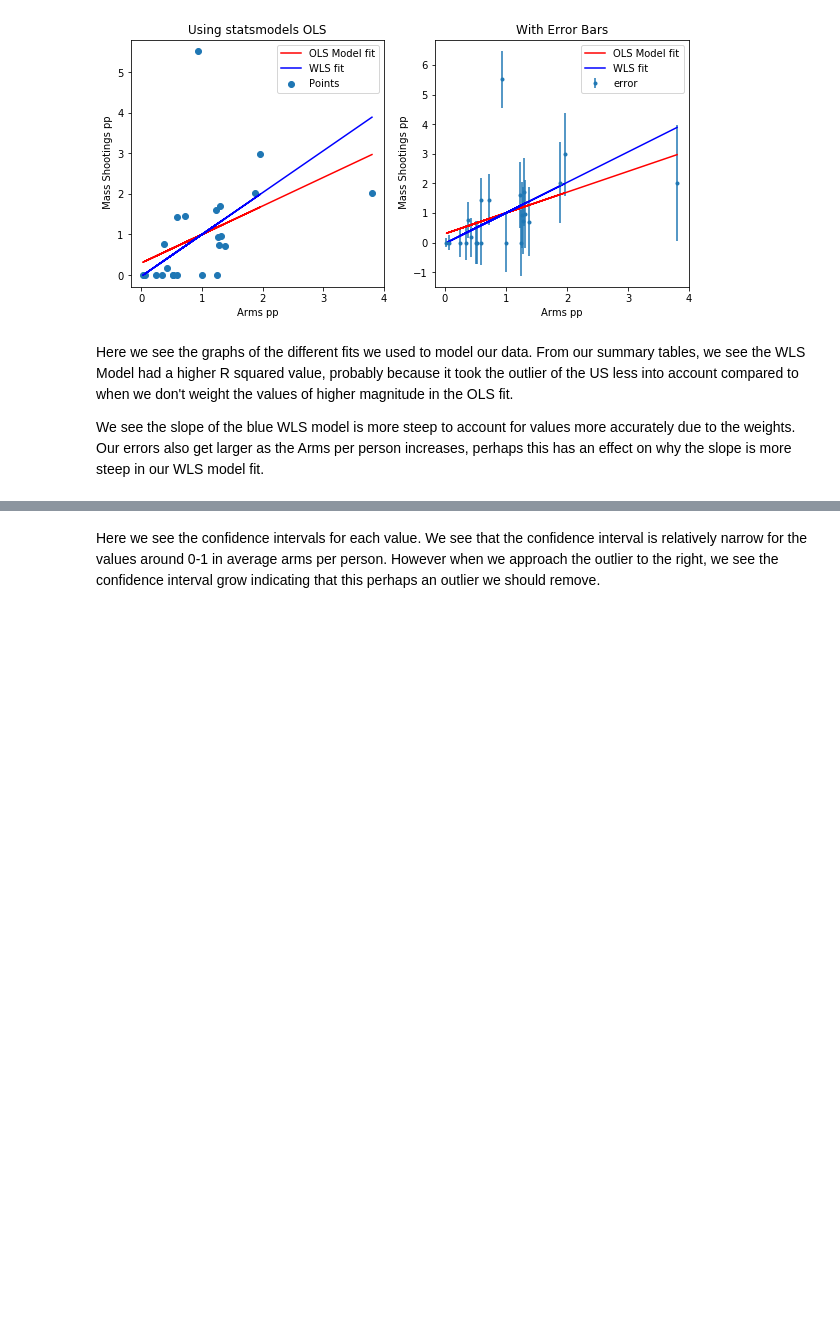
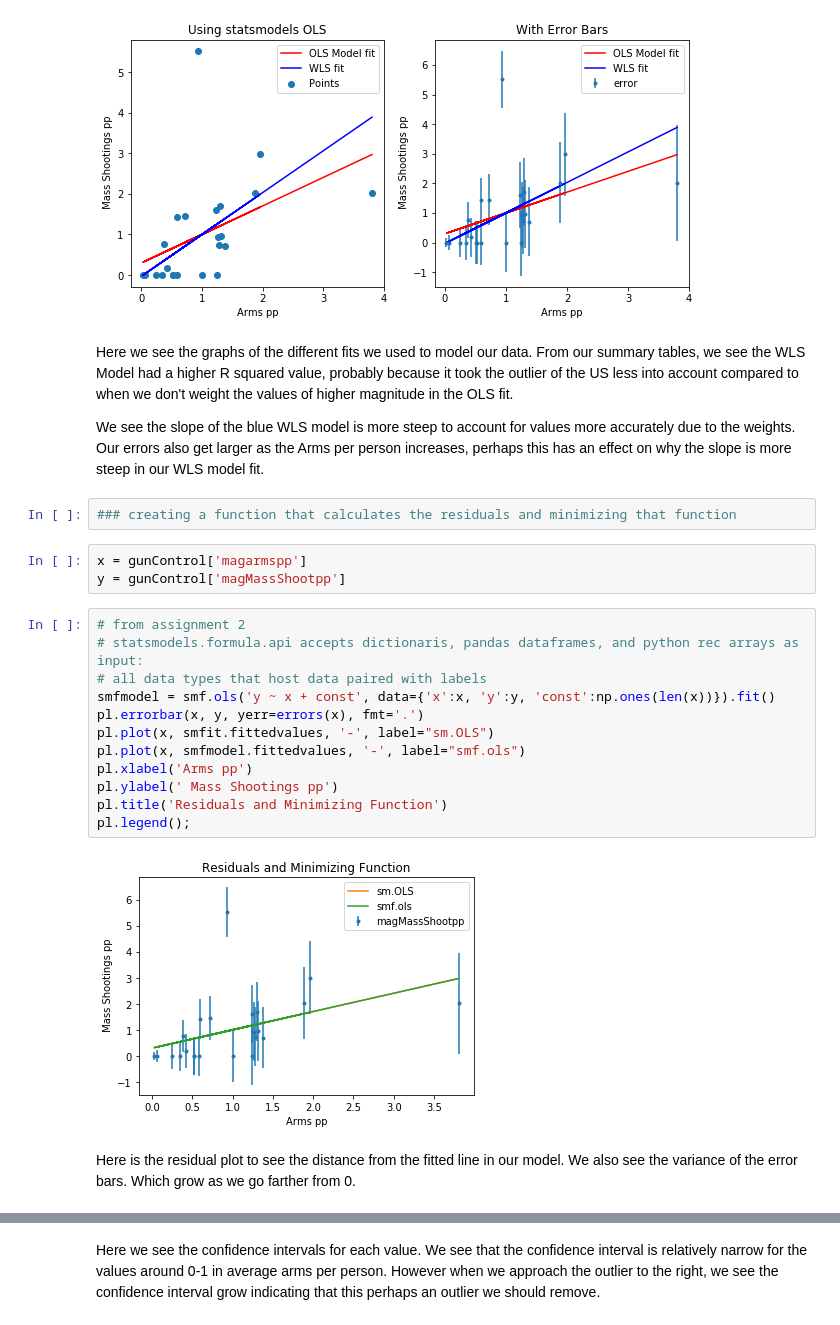
Before and after one commit to sarahJune1/PUI2018_sjs909, a Jupyter notebook: HW9_sjs909/Assignment3_sjs909.ipynb, the cells around one changed output, grey strips where cells are left out. Saved outputs shown, nothing was run; the diff lists cells and outputs as text; blank space fills up the shorter version.

```diff
--- a/HW9_sjs909/Assignment3_sjs909.ipynb
+++ b/HW9_sjs909/Assignment3_sjs909.ipynb
@@ -559,6 +564,27 @@ ax2.legend()
 Here we see the graphs of the different fits we used to model our data. From our summary tables, we see the WLS Model had a higher R squared value, probably because it took the outlier of the US less into account compared to when we don't weight the values of higher magnitude in the OLS fit.
 
 We see the slope of the blue WLS model is more steep to account for values more accurately due to the weights. Our errors also get larger as the Arms per person increases, perhaps this has an effect on why the slope is more steep in our WLS model fit.
+# %%
+### creating a function that calculates the residuals and minimizing that function
+# %%
+x = gunControl['magarmspp']
+y = gunControl['magMassShootpp']
+# %%
+# from assignment 2
+# statsmodels.formula.api accepts dictionaris, pandas dataframes, and python rec arrays as input:
+# all data types that host data paired with labels
+smfmodel = smf.ols('y ~ x + const', data={'x':x, 'y':y, 'const':np.ones(len(x))}).fit()
+pl.errorbar(x, y, yerr=errors(x), fmt='.')
+pl.plot(x, smfit.fittedvalues, '-', label="sm.OLS")
+pl.plot(x, smfmodel.fittedvalues, '-', label="smf.ols")
+pl.xlabel('Arms pp')
+pl.ylabel(' Mass Shootings pp')
+pl.title('Residuals and Minimizing Function')
+pl.legend();
+# %% [output]
+[figure, added]
+# %% [markdown]
+Here is the residual plot to see the distance from the fitted line in our model. We also see the variance of the error bars. Which grow as we go farther from 0.
 # %%
 #Plot data and a linear regression model fit to show the confidence intervals
 sns.regplot(x='magarmspp', y="magMassShootpp", data=gunControl)
```
Also changed, not shown: parts of 18 cells of this notebook, 1 other file.
